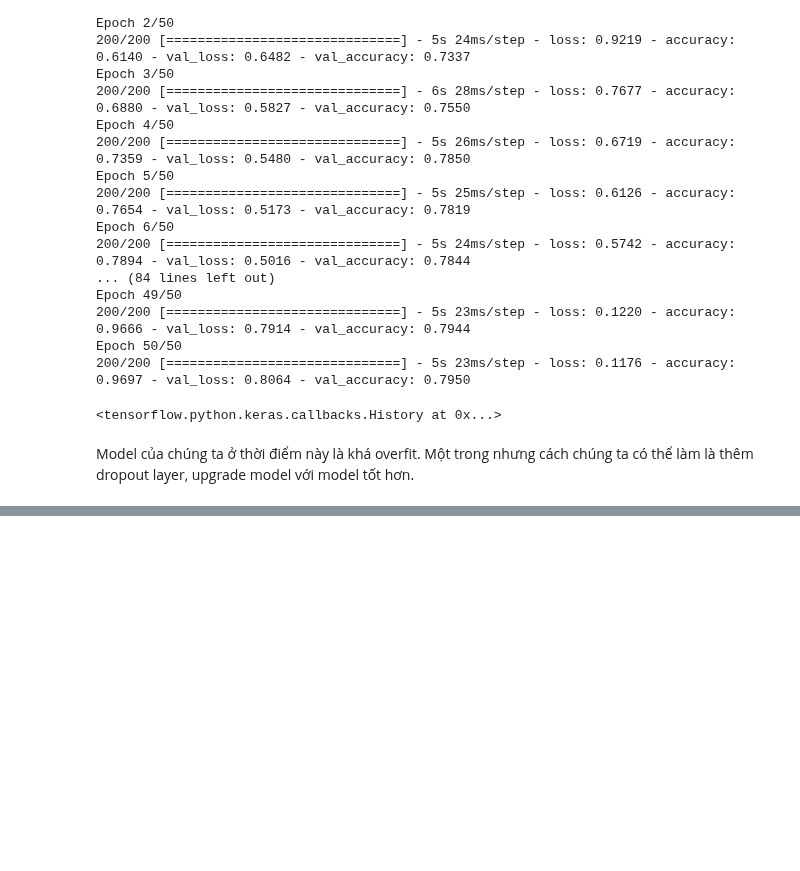
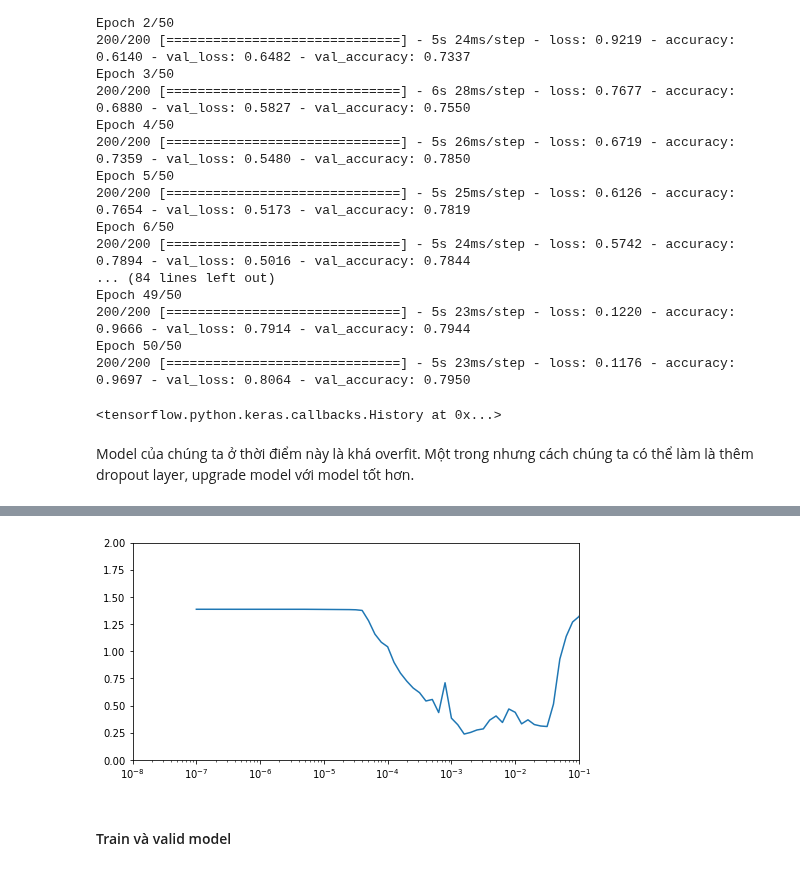
Before and after one commit to ddpham/TFExam, a Jupyter notebook: nbs/nlp/04_Basic_Text_Classification.ipynb, the cells around one changed output, grey strips where cells are left out. Drawn from its saved outputs; the diff is of its cells as text; code cells hidden in the pictures; blank space fills up the shorter version.

Commit message:
update basic text classificatioin

```diff
--- a/nbs/nlp/04_Basic_Text_Classification.ipynb
+++ b/nbs/nlp/04_Basic_Text_Classification.ipynb
@@ -728,11 +755,12 @@ __Lưu ý:__
 # %% [markdown]
 ### Text Vectorization
 # %%
+#export
 max_tokens = 10000
 sequence_length = 250
 
 vectorization_layer = keras.layers.experimental.preprocessing.TextVectorization(
-    max_tokens=max_token
+    max_tokens=max_tokens
     , standardize='lower_and_strip_punctuation'
     , split='whitespace'
     , output_mode='int'
@@ -778,9 +808,10 @@ tf.Tensor(
      0    0    0    0    0    0    0    0    0    0    0    0    0    0
      0    0    0    0    0    0    0    0    0    0    0    0]], shape=(1, 250), dtype=int64)
 # %%
-# #export:
-# def vectorize_text(x, y):
-#     return vectorization_layer([x]), y
+#export:
+def vectorize_text(x, y):
+    x = tf.expand_dims(x, -1)
+    return vectorization_layer(x), y
 # %%
 #export
 train_ds = train_ds.map(vectorize_text)
@@ -936,0 +1035,4 @@ Model của chúng ta ở thời điểm này là khá overfit. Một trong như
+# %%
+#export
+epochs=150
+model.fit(train_ds, epochs=epochs, validation_data=valid_ds, callbacks=[lr_scheduler])
@@ -936,0 +1058,12 @@ Model của chúng ta ở thời điểm này là khá overfit. Một trong như
+# %%
+#export
+# Vẽ đồ thị learning rate và loss:
+history = model.history
+plt.figure(figsize=(8,4))
+plt.semilogx(history.history["lr"], history.history["loss"])
+plt.axis([1e-8, 1e-1, 0, 2])
+plt.show()
+# %% [output]
+[figure, added]
+# %% [markdown]
+#### Train và valid model
```
Also changed, not shown: parts of 38 cells of this notebook, 1 other file.
